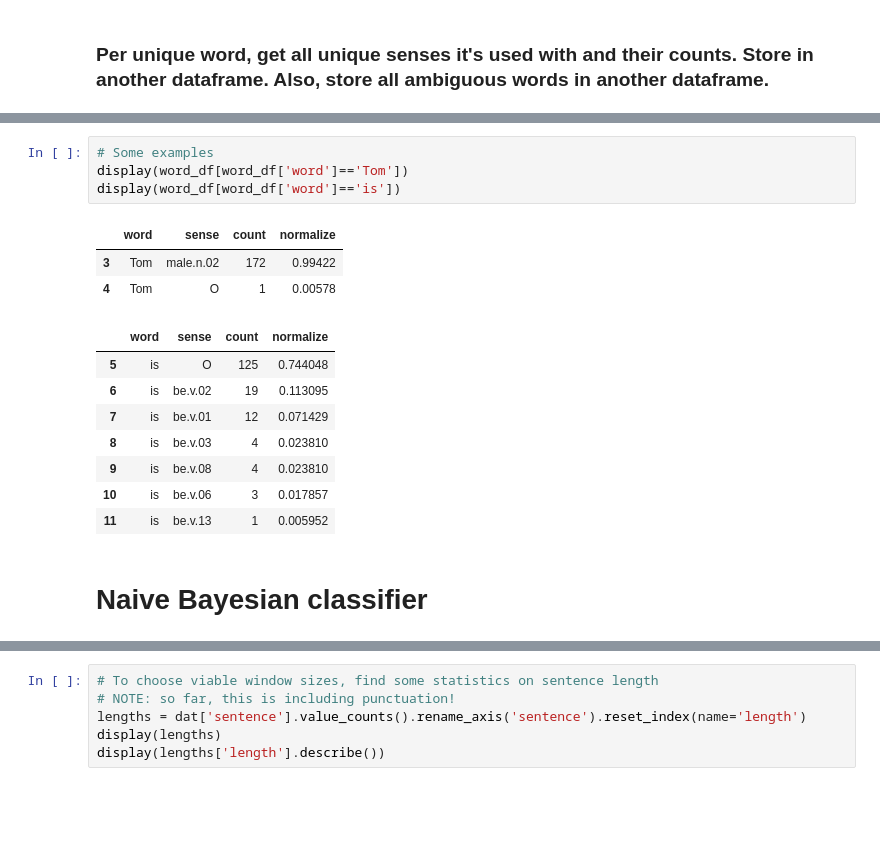
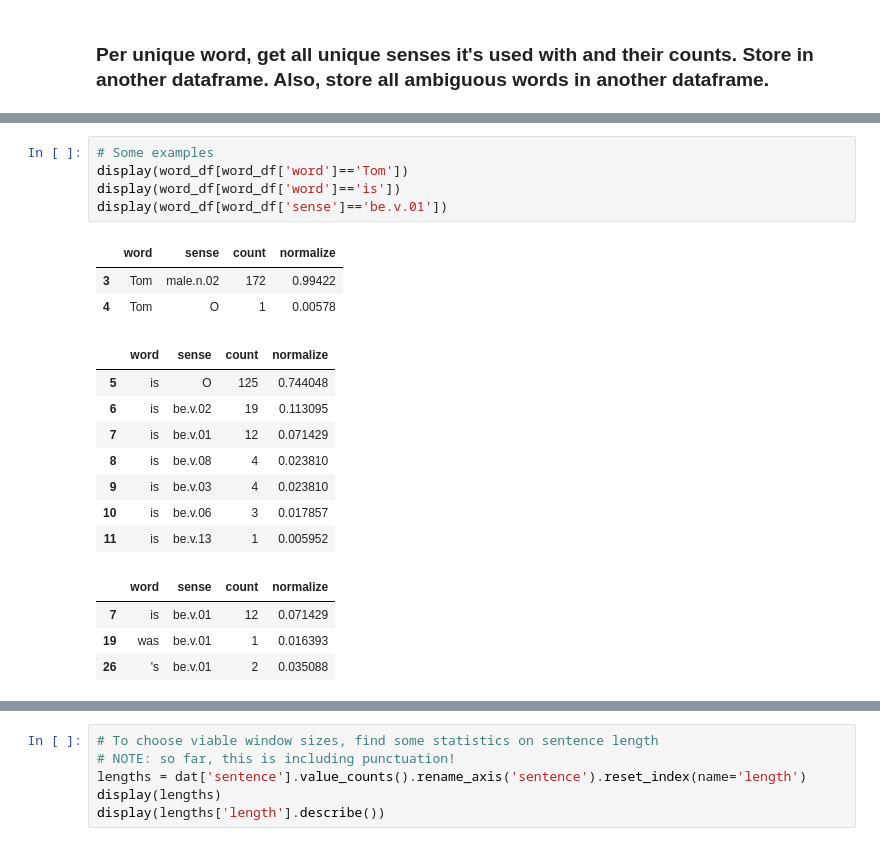
Before and after one commit to piekb/wsd-com-sem, a Jupyter notebook: dataframe.ipynb, the cells around one changed output, grey strips where cells are left out. Saved outputs shown, nothing was run; the diff lists cells and outputs as text; blank space fills up the shorter version.

```diff
--- a/dataframe.ipynb
+++ b/dataframe.ipynb
@@ -121,18 +144,21 @@ display(ambiguous_words)
 # %%
 # Some examples
 display(word_df[word_df['word']=='Tom'])
 display(word_df[word_df['word']=='is'])
+display(word_df[word_df['sense']=='be.v.01'])
 # %% [output]
 |  | word | sense | count | normalize |
 | 3 | Tom | male.n.02 | 172 | 0.99422 |
 | 4 | Tom | O | 1 | 0.00578 |
 |  | word | sense | count | normalize |
 | 5 | is | O | 125 | 0.744048 |
 | 6 | is | be.v.02 | 19 | 0.113095 |
 | 7 | is | be.v.01 | 12 | 0.071429 |
-| 8 | is | be.v.03 | 4 | 0.023810 |
-| 9 | is | be.v.08 | 4 | 0.023810 |
+| 8 | is | be.v.08 | 4 | 0.023810 |
+| 9 | is | be.v.03 | 4 | 0.023810 |
 | 10 | is | be.v.06 | 3 | 0.017857 |
 | 11 | is | be.v.13 | 1 | 0.005952 |
+|  | word | sense | count | normalize |
+| 7 | is | be.v.01 | 12 | 0.071429 |
+| 19 | was | be.v.01 | 1 | 0.016393 |
+| 26 | 's | be.v.01 | 2 | 0.035088 |
-# %% [markdown]
-# Naive Bayesian classifier
```
Also changed, not shown: parts of 11 cells of this notebook.
